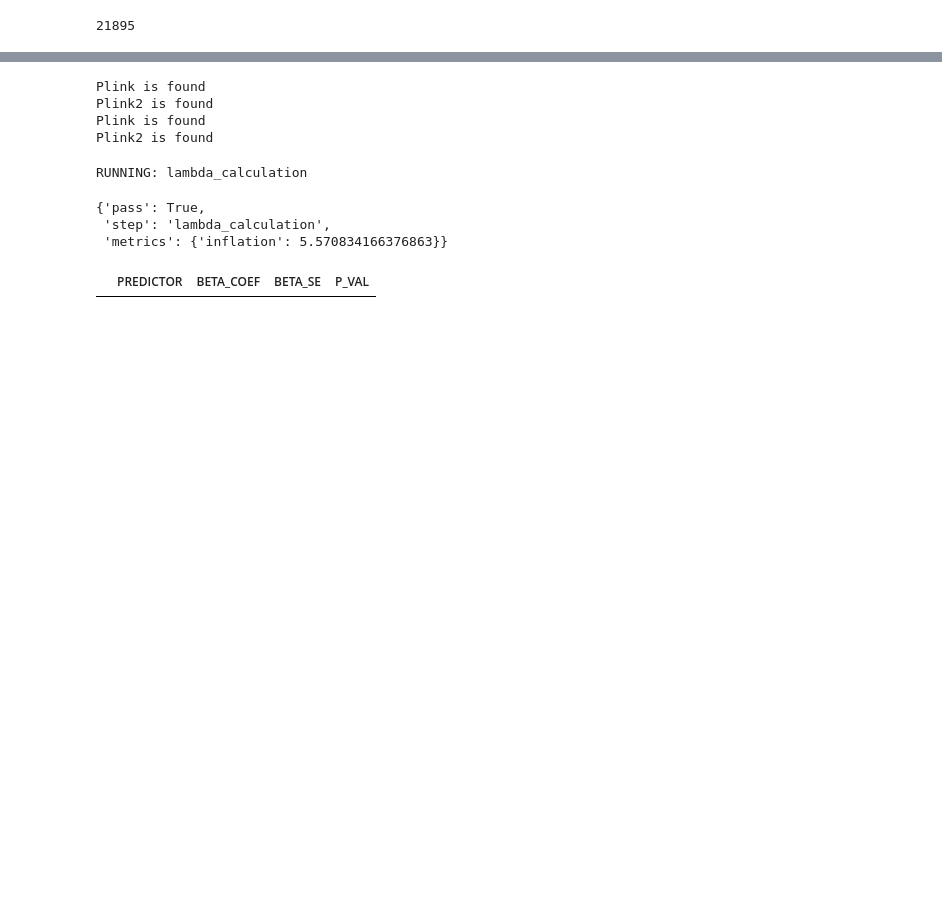
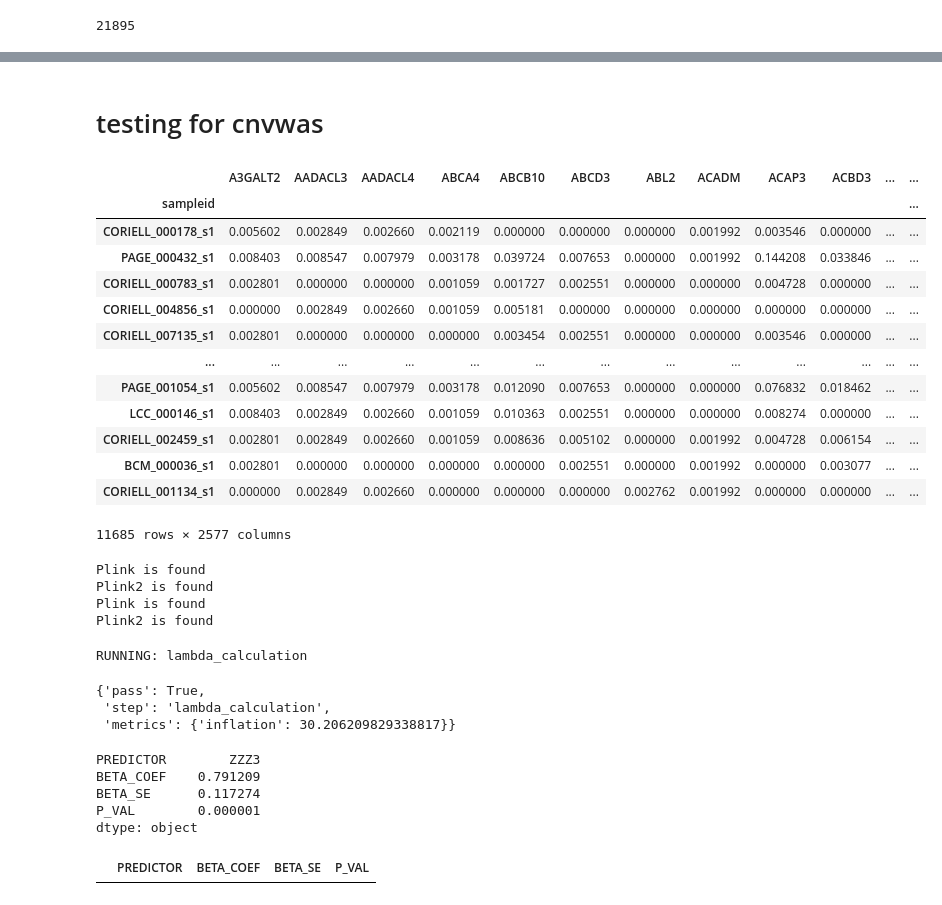
Before and after one commit to dvitale199/CNVs, a Jupyter notebook: GP2_CNVs.ipynb, the cells around one changed output, grey strips where cells are left out. Saved outputs shown, nothing was run; the diff lists cells and outputs as text; code cells hidden in the pictures; blank space fills up the shorter version.

```diff
--- a/GP2_CNVs.ipynb
+++ b/GP2_CNVs.ipynb
@@ -331,0 +642,2 @@ sumstats
+# %% [markdown]
+# testing for cnvwas
@@ -332,3 +718,20 @@ sumstats
+# %%
+data_df
+# %% [output]
+|  | A3GALT2 | AADACL3 | AADACL4 | ABCA4 | ABCB10 | ABCD3 | ABL2 | ACADM | ACAP3 | ACBD3 | ... | ... |
+| sampleid |  |  |  |  |  |  |  |  |  |  |  | ... |
+| CORIELL_000178_s1 | 0.005602 | 0.002849 | 0.002660 | 0.002119 | 0.000000 | 0.000000 | 0.000000 | 0.001992 | 0.003546 | 0.000000 | ... | ... |
+| PAGE_000432_s1 | 0.008403 | 0.008547 | 0.007979 | 0.003178 | 0.039724 | 0.007653 | 0.000000 | 0.001992 | 0.144208 | 0.033846 | ... | ... |
+| CORIELL_000783_s1 | 0.002801 | 0.000000 | 0.000000 | 0.001059 | 0.001727 | 0.002551 | 0.000000 | 0.000000 | 0.004728 | 0.000000 | ... | ... |
+| CORIELL_004856_s1 | 0.000000 | 0.002849 | 0.002660 | 0.001059 | 0.005181 | 0.000000 | 0.000000 | 0.000000 | 0.000000 | 0.000000 | ... | ... |
+| CORIELL_007135_s1 | 0.002801 | 0.000000 | 0.000000 | 0.000000 | 0.003454 | 0.002551 | 0.000000 | 0.000000 | 0.003546 | 0.000000 | ... | ... |
+| ... | ... | ... | ... | ... | ... | ... | ... | ... | ... | ... | ... | ... |
+| PAGE_001054_s1 | 0.005602 | 0.008547 | 0.007979 | 0.003178 | 0.012090 | 0.007653 | 0.000000 | 0.000000 | 0.076832 | 0.018462 | ... | ... |
+| LCC_000146_s1 | 0.008403 | 0.002849 | 0.002660 | 0.001059 | 0.010363 | 0.002551 | 0.000000 | 0.000000 | 0.008274 | 0.000000 | ... | ... |
+| CORIELL_002459_s1 | 0.002801 | 0.002849 | 0.002660 | 0.001059 | 0.008636 | 0.005102 | 0.000000 | 0.001992 | 0.004728 | 0.006154 | ... | ... |
+| BCM_000036_s1 | 0.002801 | 0.000000 | 0.000000 | 0.000000 | 0.000000 | 0.002551 | 0.000000 | 0.001992 | 0.000000 | 0.003077 | ... | ... |
+| CORIELL_001134_s1 | 0.000000 | 0.002849 | 0.002660 | 0.000000 | 0.000000 | 0.000000 | 0.002762 | 0.001992 | 0.000000 | 0.000000 | ... | ... |
+11685 rows × 2577 columns
 # %%
 from GWAS.gwas import calculate_inflation
 # %% [output]
@@ -337,12 +740,20 @@ Plink2 is found
 Plink is found
 Plink2 is found
 # %%
-calculate_inflation(sumstats.P_VAL)
+calculate_inflation(output.P_VAL)
 # %% [output]
 RUNNING: lambda_calculation
 {'pass': True,
  'step': 'lambda_calculation',
- 'metrics': {'inflation': 5.570834166376863}}
+ 'metrics': {'inflation': 30.206209829338817}}
+# %%
+output.max()
+# %% [output]
+PREDICTOR        ZZZ3
+BETA_COEF    0.791209
+BETA_SE      0.117274
+P_VAL        0.000001
+dtype: object
 # %%
 # for label in labels:
 #     for dose in dosage_files:
```
Also changed, not shown: parts of 35 cells of this notebook.
